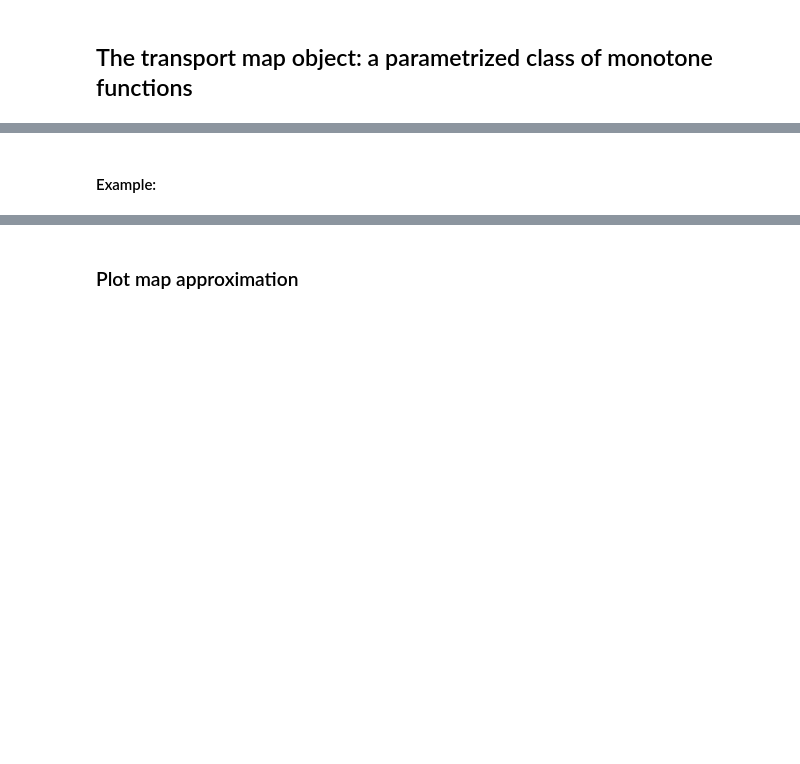
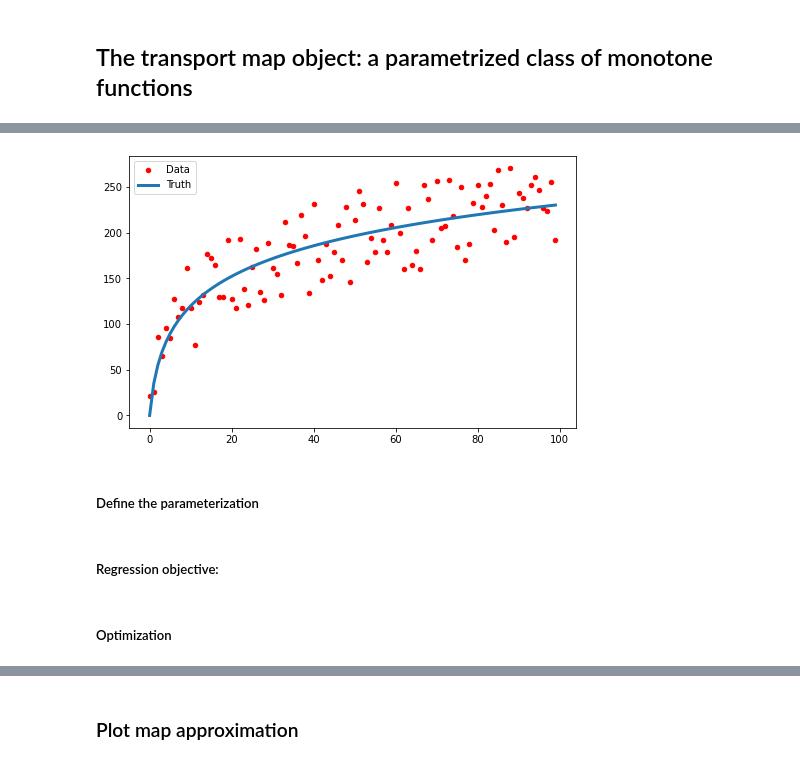
Before and after one commit to MeasureTransport/SIAMannual22, a Jupyter notebook: tutorial_code_AN22.ipynb, the cells around one changed output, grey strips where cells are left out. Drawn from its saved outputs; the diff is of its cells as text; code cells hidden in the pictures; blank space fills up the shorter version.

```diff
--- a/tutorial_code_AN22.ipynb
+++ b/tutorial_code_AN22.ipynb
@@ -75,0 +142,10 @@ The corresponding gradient objective reads:
+# %%
+plt.figure(figsize=(8,5))
+plt.plot(x.flatten(), y.flatten(), '.r', markersize=9,label='Data')
+plt.plot(x.flatten(), ytruth.flatten(),label='Truth',linewidth=3)
+plt.legend()
+plt.show()
+# %% [output]
+[figure, added]
+# %% [markdown]
+##### Define the parameterization
@@ -75,0 +157,2 @@ The corresponding gradient objective reads:
+# %% [markdown]
+##### Regression objective:
@@ -76,2 +180,2 @@ The corresponding gradient objective reads:
 # %% [markdown]
-#### Example:
+##### Optimization
```
Also changed, not shown: parts of 48 cells of this notebook, 1 other file.
